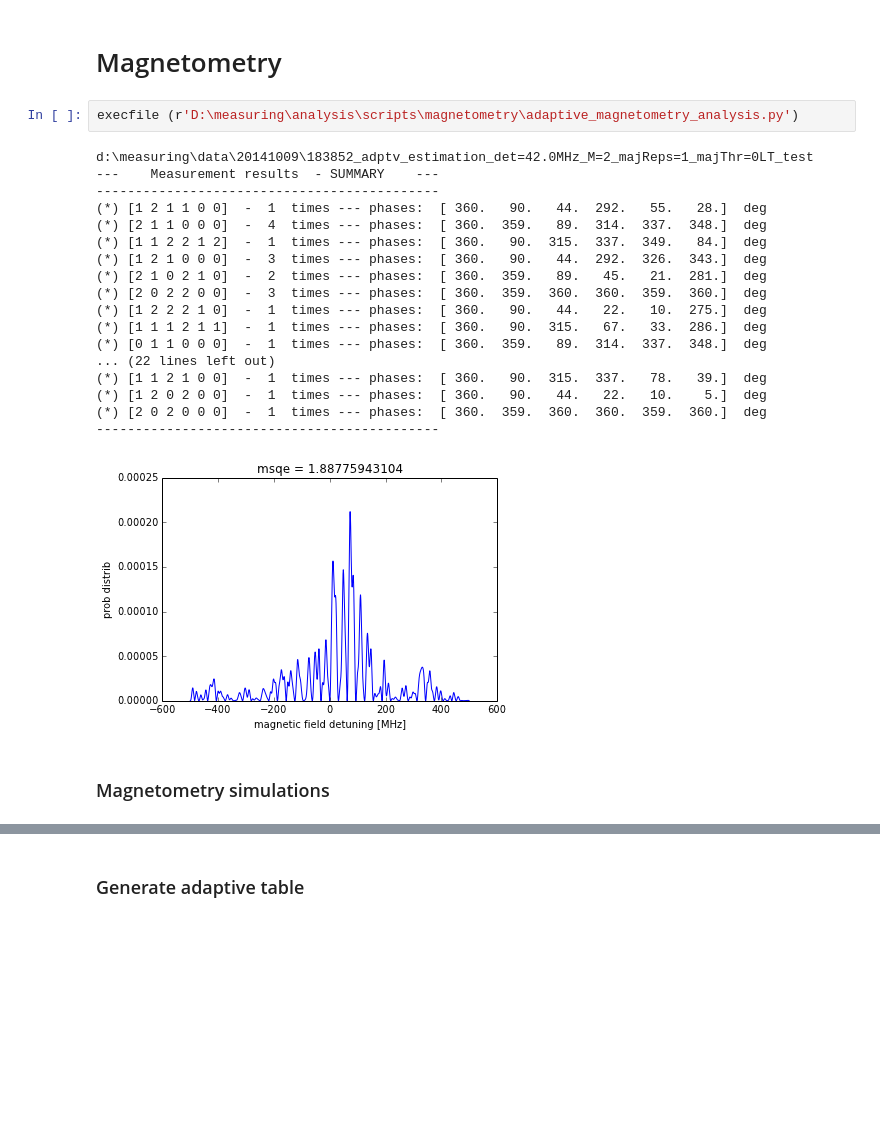
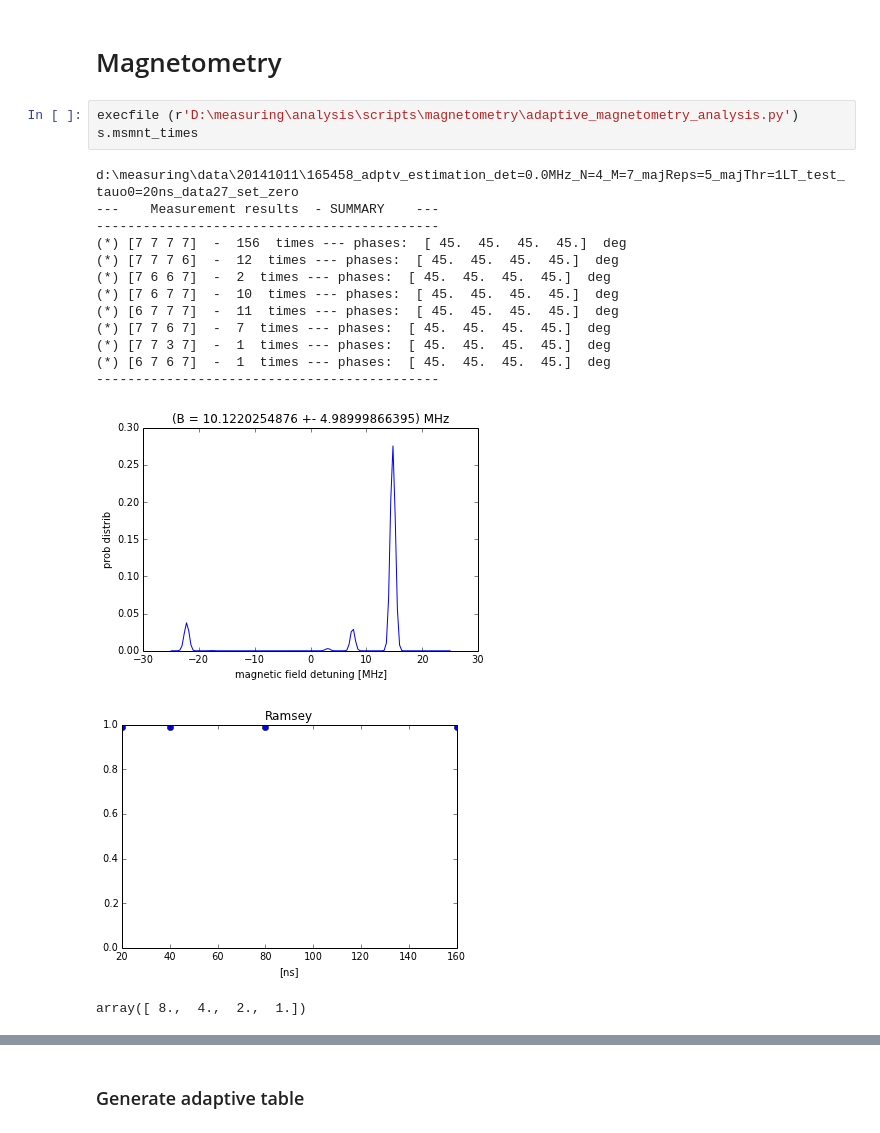
Before and after one commit to zaguros/analysis, a Jupyter notebook: iPython_Notebooks/LT1/Magnetometry on Gretel LT1.ipynb, the cells around one changed output, grey strips where cells are left out. Saved outputs shown, nothing was run; the diff lists cells and outputs as text; blank space fills up the shorter version.

Commit message:
magnetometry stuff -C

```diff
--- a/iPython_Notebooks/LT1/Magnetometry on Gretel LT1.ipynb
+++ b/iPython_Notebooks/LT1/Magnetometry on Gretel LT1.ipynb
@@ -282,24 +245,20 @@ correlation matrix:
 # Magnetometry
 # %%
 execfile (r'D:\measuring\analysis\scripts\magnetometry\adaptive_magnetometry_analysis.py')
+s.msmnt_times
 # %% [output]
-d:\measuring\data\20141009\183852_adptv_estimation_det=42.0MHz_M=2_majReps=1_majThr=0LT_test
+d:\measuring\data\20141011\165458_adptv_estimation_det=0.0MHz_N=4_M=7_majReps=5_majThr=1LT_test_tauo0=20ns_data27_set_zero
 ---    Measurement results  - SUMMARY    ---
 --------------------------------------------
-(*) [1 2 1 1 0 0]  -  1  times --- phases:  [ 360.   90.   44.  292.   55.   28.]  deg
-(*) [2 1 1 0 0 0]  -  4  times --- phases:  [ 360.  359.   89.  314.  337.  348.]  deg
-(*) [1 1 2 2 1 2]  -  1  times --- phases:  [ 360.   90.  315.  337.  349.   84.]  deg
-(*) [1 2 1 0 0 0]  -  3  times --- phases:  [ 360.   90.   44.  292.  326.  343.]  deg
-(*) [2 1 0 2 1 0]  -  2  times --- phases:  [ 360.  359.   89.   45.   21.  281.]  deg
-(*) [2 0 2 2 0 0]  -  3  times --- phases:  [ 360.  359.  360.  360.  359.  360.]  deg
-(*) [1 2 2 2 1 0]  -  1  times --- phases:  [ 360.   90.   44.   22.   10.  275.]  deg
-(*) [1 1 1 2 1 1]  -  1  times --- phases:  [ 360.   90.  315.   67.   33.  286.]  deg
-(*) [0 1 1 0 0 0]  -  1  times --- phases:  [ 360.  359.   89.  314.  337.  348.]  deg
-... (22 lines left out)
-(*) [1 1 2 1 0 0]  -  1  times --- phases:  [ 360.   90.  315.  337.   78.   39.]  deg
-(*) [1 2 0 2 0 0]  -  1  times --- phases:  [ 360.   90.   44.   22.   10.    5.]  deg
-(*) [2 0 2 0 0 0]  -  1  times --- phases:  [ 360.  359.  360.  360.  359.  360.]  deg
+(*) [7 7 7 7]  -  156  times --- phases:  [ 45.  45.  45.  45.]  deg
+(*) [7 7 7 6]  -  12  times --- phases:  [ 45.  45.  45.  45.]  deg
+(*) [7 6 6 7]  -  2  times --- phases:  [ 45.  45.  45.  45.]  deg
+(*) [7 6 7 7]  -  10  times --- phases:  [ 45.  45.  45.  45.]  deg
+(*) [6 7 7 7]  -  11  times --- phases:  [ 45.  45.  45.  45.]  deg
+(*) [7 7 6 7]  -  7  times --- phases:  [ 45.  45.  45.  45.]  deg
+(*) [7 7 3 7]  -  1  times --- phases:  [ 45.  45.  45.  45.]  deg
+(*) [6 7 6 7]  -  1  times --- phases:  [ 45.  45.  45.  45.]  deg
 --------------------------------------------
-[figure, old version]
+[figure, new version]
+[figure, added]
+array([ 8.,  4.,  2.,  1.])
-# %% [markdown]
-### Magnetometry simulations
```
Also changed, not shown: parts of 16 cells of this notebook, 6 other files.
